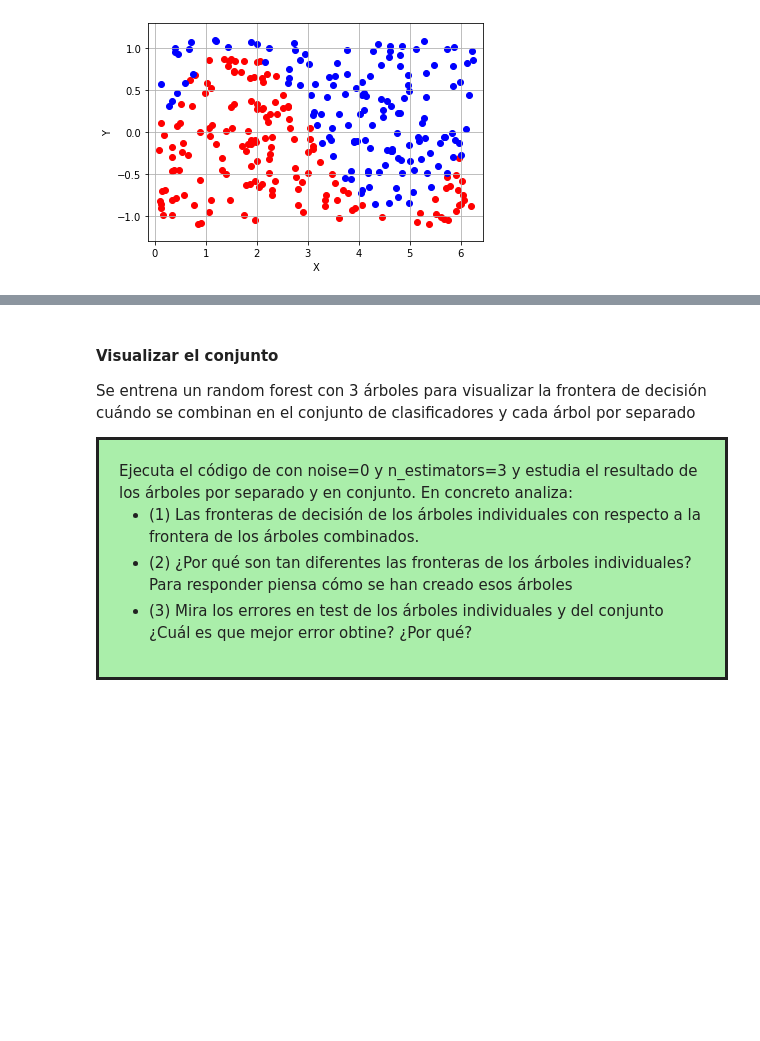
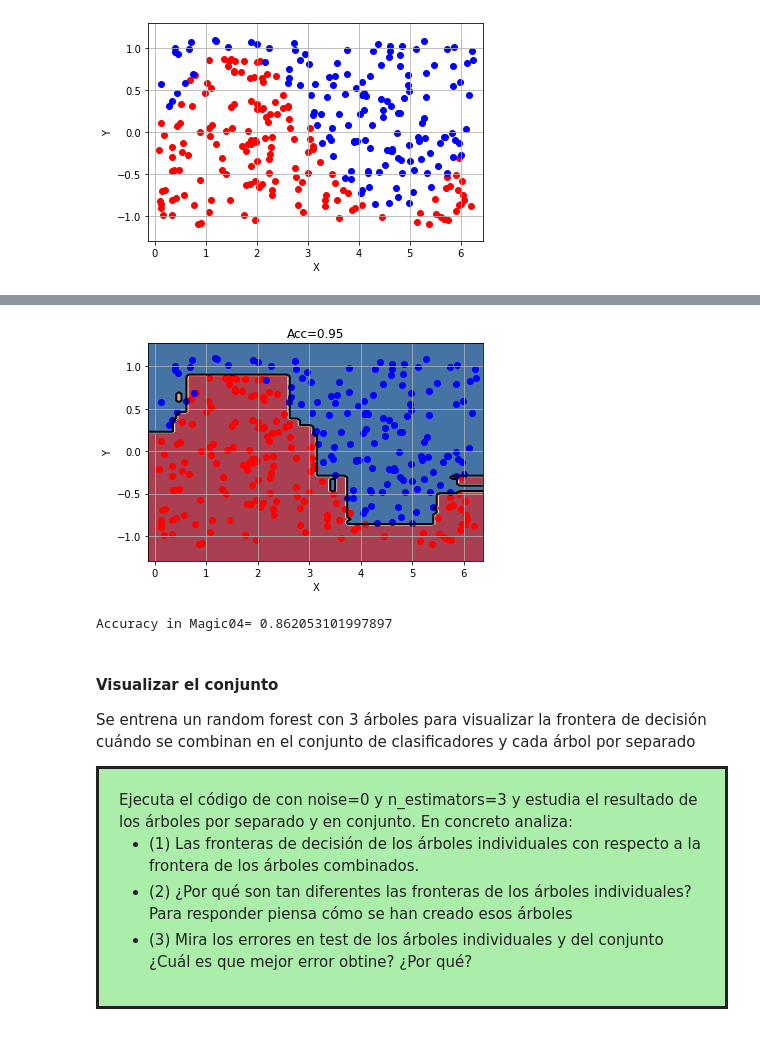
Before and after one commit to fjsaezm/mcd-maaa, a Jupyter notebook: P2/conjuntos_sin_sols.ipynb, the cells around one changed output, grey strips where cells are left out. Drawn from its saved outputs; the diff is of its cells as text; code cells hidden in the pictures; blank space fills up the shorter version.

```diff
--- a/P2/conjuntos_sin_sols.ipynb
+++ b/P2/conjuntos_sin_sols.ipynb
@@ -395,20 +194,22 @@ array([[0.],
+# %%
+## CAMBIO 04: Todas las pruebas
+from sklearn.preprocessing import LabelBinarizer
+
+# Basic example
+gb = GradienteBoostingClassifier()
+
+lb     = LabelBinarizer(pos_label = 1, neg_label = -1)
+ytrain = lb.fit_transform(ytrain).ravel()
+ytest  = lb.transform(ytest).ravel()
+
+gb.fit(Xtrain, ytrain)
+acc = np.sum(gb.predict(Xtest)==ytest)/len(ytest)
+plotModel(x1,x2,ytrain,gb,"Acc="+str(acc))
+# %% [output]
+[figure, added]
 # %%
-## CAMBIO 04: Todas las pruebas
-from sklearn.preprocessing import LabelBinarizer
-
-# Basic example
-gb = GBCasero(loss=LogLoss())
-
-lb     = LabelBinarizer(pos_label = 1, neg_label = -1)
-ytrain = lb.fit_transform(ytrain).ravel()
-ytest  = lb.transform(ytest).ravel()
-
-gb.fit(Xtrain, ytrain)
-acc = np.sum(gb.predict(Xtest)==ytest)/len(ytest)
-plotModel(x1,x2,ytrain,gb,"Acc="+str(acc))
-
 # Magic
-fP = 'magic04.csv'
+fP = 'datos/magic04.csv'
 dfP = pd.read_csv(fP, sep=',')
 
 X_tr, X_ts, y_tr, y_ts = train_test_split(dfP.values[:,:-1], dfP.values[:,-1],
@@ -417,10 +218,12 @@ lb   = LabelBinarizer(pos_label = 1, neg_label = -1)
 y_tr = lb.fit_transform(y_tr).ravel()
 y_ts = lb.transform(y_ts).ravel()
 
-gb = GBCasero(loss=LogLoss())
+gb = GradienteBoostingClassifier()
 
 gb.fit(X_tr, y_tr)
 print("Accuracy in Magic04=",np.sum(gb.predict(X_ts)==y_ts)/len(y_ts))
+# %% [output]
+Accuracy in Magic04= 0.862053101997897
 # %% [markdown]
 #### Visualizar el conjunto
 Se entrena un random forest con 3 árboles para visualizar la frontera de decisión cuándo se combinan en el conjunto de clasificadores y cada árbol por separado
```
Also changed, not shown: parts of 18 cells of this notebook, 1 other file.
